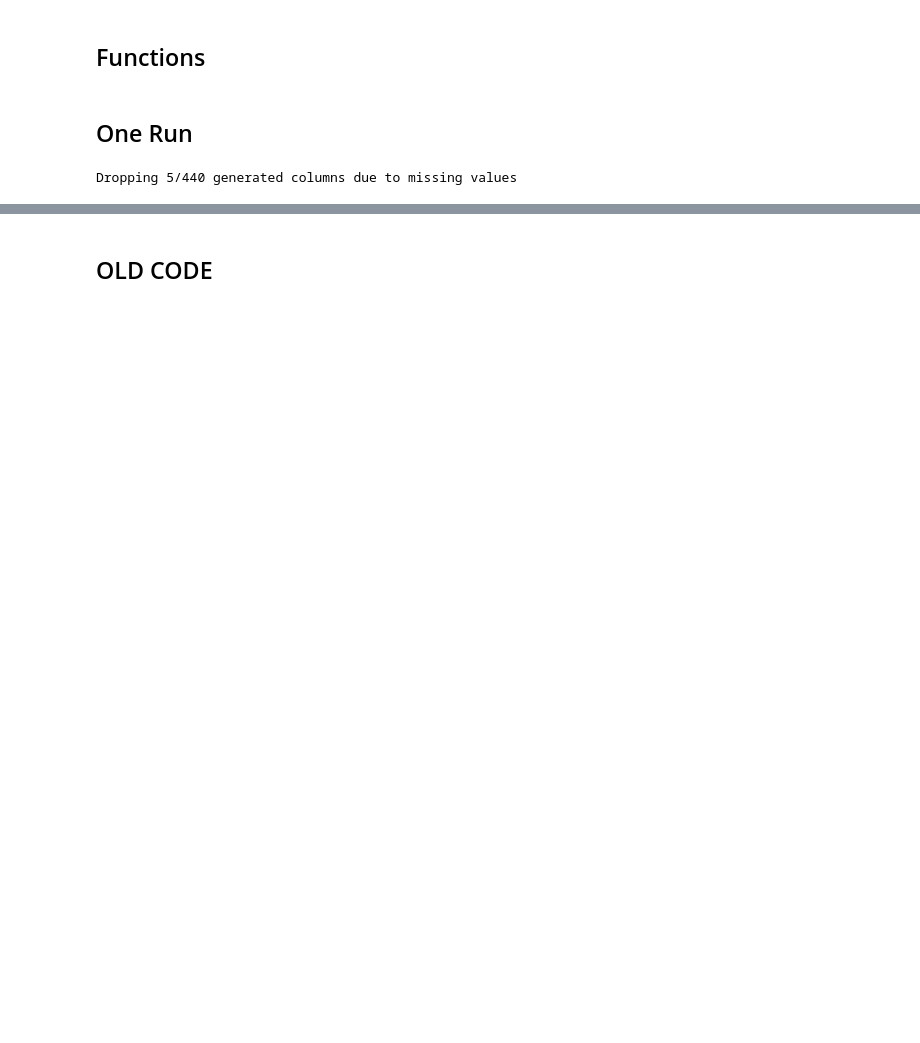
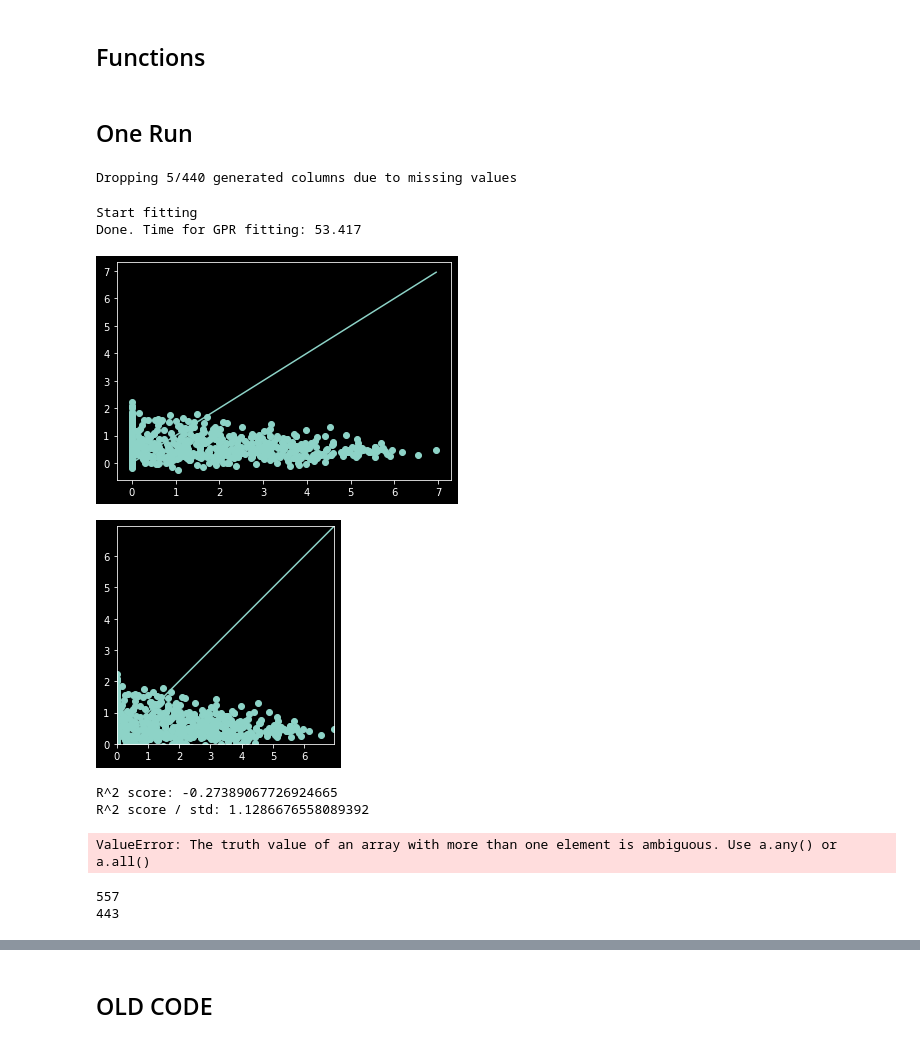
Before and after one commit to uw-cmg/MAST-ML, a Jupyter notebook: Pickle.ipynb, the cells around one changed output, grey strips where cells are left out. Cells and saved outputs as stored; diff of their text form; code cells hidden in the pictures; blank space fills up the shorter version.

Commit message:
done w first successful kinda gpr fit

```diff
--- a/Pickle.ipynb
+++ b/Pickle.ipynb
@@ -73,7 +71,7 @@ def featurize(x):
 def rmse(predictions, targets):
     return np.sqrt(((predictions - targets) ** 2).mean())
 
-def showScores(x, y, y_, gpr):
+def showScores(x, y, y_, gpr, std):
     """Show evaluation metrics given `x`, `y`, and predicted y, `y_` and GPR model `gpr`"""
     fig, ax = plt.subplots()
     ax.scatter(x=y, y=y_)
@@ -96,13 +94,29 @@ def showScores(x, y, y_, gpr):
     print(f"R^2 score: {r2_score}")
     err = rmse(y, y_) / np.std(y)
     print(f"R^2 score / std: {err}")
+
+    plt.hist(std)
+    plt.show()
+
+def fit_gpr(x, y):
+    """Given `x` and `y` returns a trained GPR model"""
+    gp_kernel = ConstantKernel() * Matern() + WhiteKernel()
+    gpr = GaussianProcessRegressor(kernel=gp_kernel, n_restarts_optimizer=10)
+
+    print("Start fitting")
+    stime = time.time()
+
+    gpr.fit(x, y)
+
+    print("Done. Time for GPR fitting: %.3f" % (time.time() - stime))
+    return gpr
 # %% [markdown]
 ## One Run
 # %%
 # subset n random values
 comp_zip_y = list(zip(compositions, data_y.T.values.tolist()[0]))
 
-subset_x, subset_y = create_subset(comp_zip_y)
+subset_x, subset_y = create_subset(comp_zip_y, n=1000)
 # %%
 # Vectorize
 x, y = vectorize(subset_x, subset_y)
@@ -115,4 +129,45 @@ Dropping 5/440 generated columns due to missing values
 # %%
 # Featurize
 x = featurize(x)
+# %%
+## Fit GPR
+
+gpr = fit_gpr(x, y)
+# %% [output]
+Start fitting
+Done. Time for GPR fitting: 53.417
+# %%
+## Predict and score for all
+
+y_, std_ = gpr.predict(x, return_std=True)
+showScores(x, y, y_, gpr, std_)
+
+# _ = plt.hist(std_)
+# plt.show()
+# %% [output]
+[figure, added]
+[figure, added]
+R^2 score: -0.27389067726924665
+R^2 score / std: 1.1286676558089392
+ValueError: The truth value of an array with more than one element is ambiguous. Use a.any() or a.all()
+# %%
+# Compute domain assesment
+# Split x and y by domains using frac_x
+
+frac_x, _ = compute_elemetal_fractions(subset_x)
+# frac_x, _ = compute_elemetal_fractions(compositions)
+
+element = "O"
+threshold = 0
+subset_y_df = pd.DataFrame(subset_y)
+g1 = frac_x[frac_x[element] <= threshold]
+g1_y = subset_y_df[frac_x[element] <= threshold]
+g2 = frac_x[frac_x[element] > threshold]
+g2_y = subset_y_df[frac_x[element] > threshold]
+
+print(len(g1))
+print(len(g2))
+# %% [output]
+557
+443
 # %%
```
Also changed, not shown: parts of 12 cells of this notebook.
